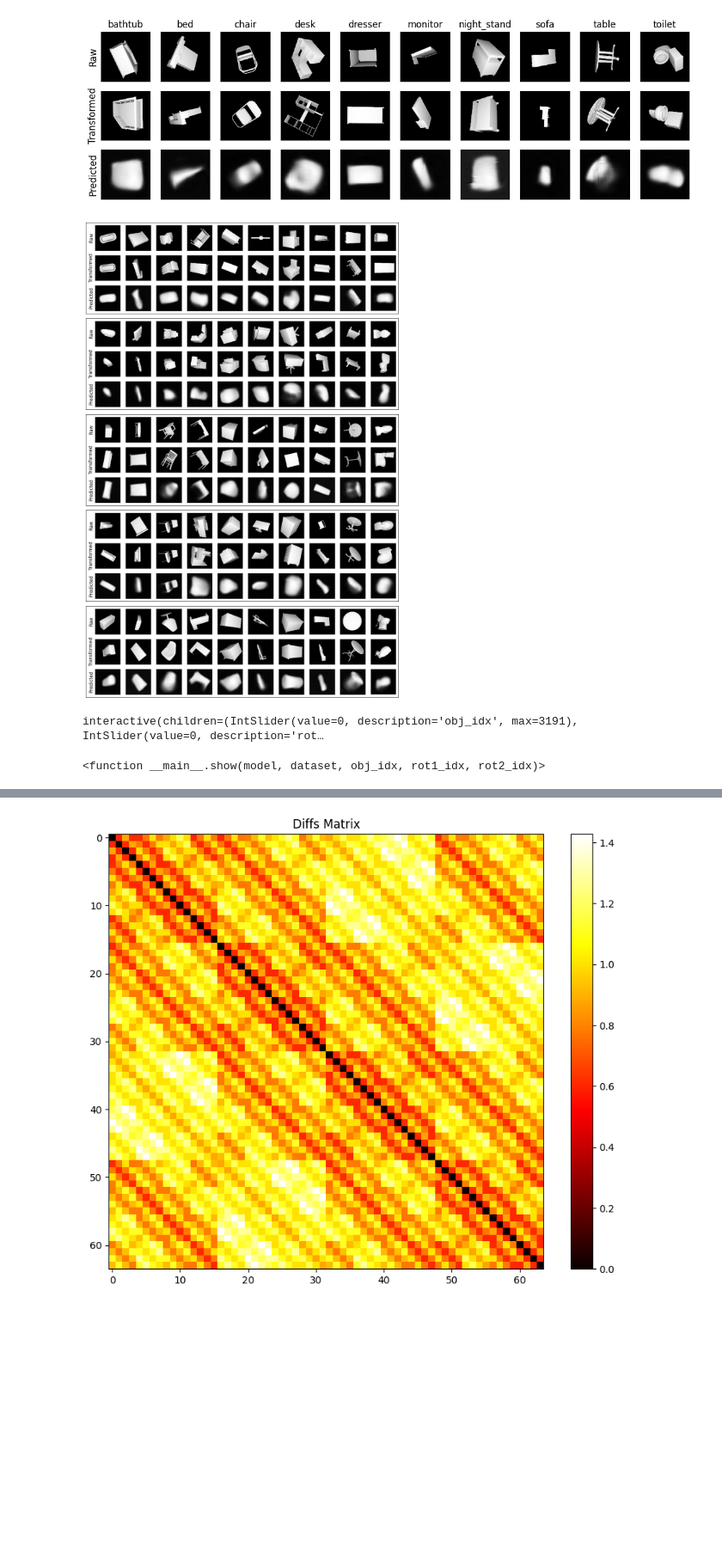
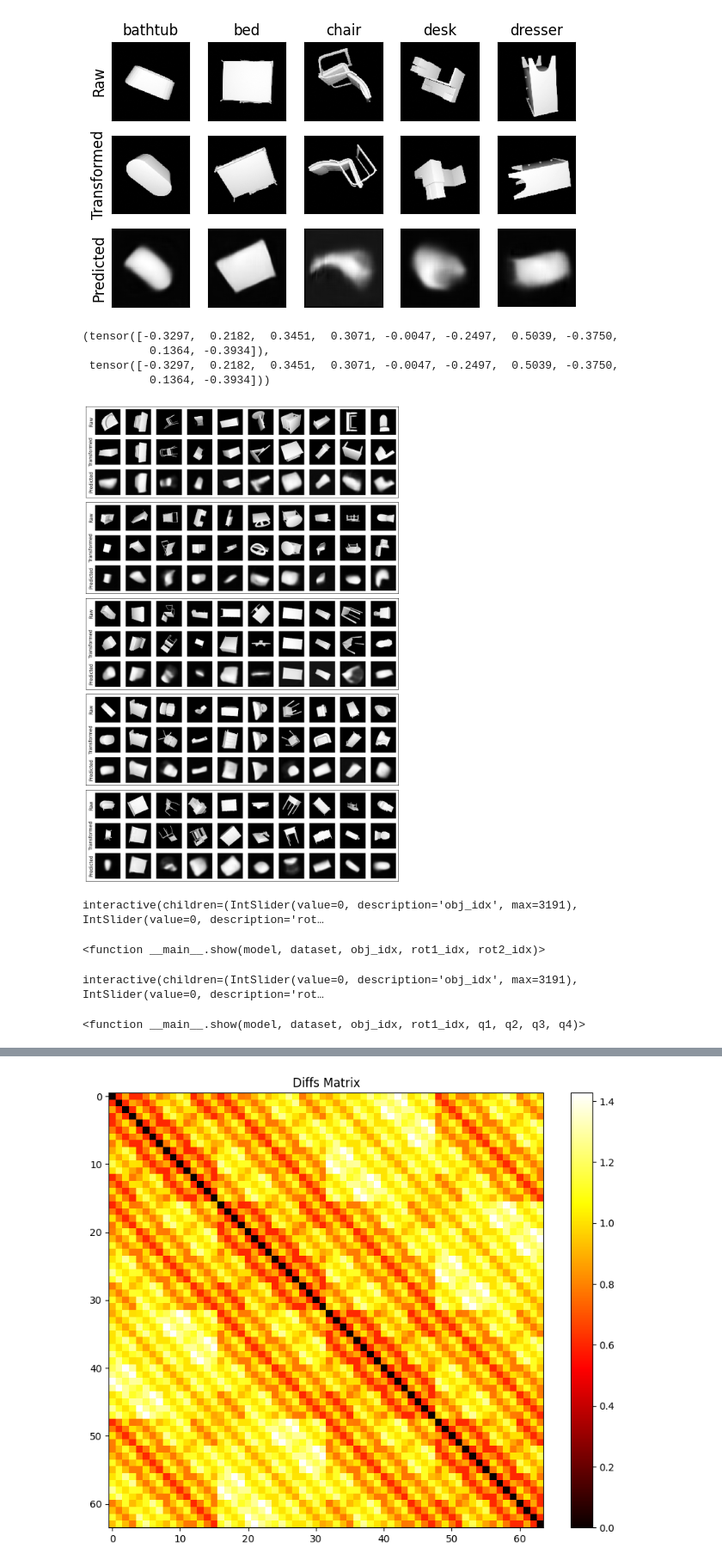
Before and after one commit to joeagriffith/HEPA, a Jupyter notebook: modelnet10_eval.ipynb, the cells around one changed output, grey strips where cells are left out. Shown: that part at 86% size. Cells and saved outputs as stored; diff of their text form; code cells hidden in the pictures; blank space fills up the shorter version.

```diff
--- a/modelnet10_eval.ipynb
+++ b/modelnet10_eval.ipynb
@@ -87,10 +74,0 @@ print(np.mean(losses))
-# %%
-dataloader = torch.utils.data.DataLoader(val_set, batch_size=100, shuffle=True)
-losses = []
-for i, data in enumerate(dataloader):
-    with torch.no_grad():
-        (img1, rot1, _), (img2, rot2, _) = data
-        actions = quaternion_delta(rot1, rot2)
-        loss = model2.loss(img1, img2, actions, None)
-        losses.append(loss.item())
-print(np.mean(losses))
@@ -129,5 +74,0 @@ N: 50 - Test accuracy: 0.6830000281333923
-# %%
-model.load_state_dict(torch.load('out/mnist/models/comparison/iJEPA/0.pth'))
-for n in [1, 10, 100, 1000]:
-    writer = get_writer(cfg, n)
-    linear_probing(model, writer, n, cfg)
@@ -147,3 +83,13 @@ if cfg['dataset'] == 'mnist':
 elif cfg['dataset'] == 'modelnet10':
     test_set = ModelNet10(cfg['root'], split='test', device=cfg['device'], use_tqdm=cfg['local'], rank=cfg['ddp_rank'], world_size=cfg['ddp_world_size'], seed=cfg['seed'])
 # test_set = PreloadedDataset.from_dataset(t_dataset, transforms.ToTensor(), device, use_tqdm=cfg['local'])
+# %%
+dataloader = torch.utils.data.DataLoader(test_set, batch_size=64, shuffle=True)
+losses = []
+for i, data in enumerate(dataloader):
+    with torch.no_grad():
+        (img1, rot1, _), (img2, rot2, _) = data
+        actions = quaternion_delta(rot1, rot2)
+        loss = model.loss(img1, img2, actions, None)
+        losses.append(loss.item())
+print(np.mean(losses))
@@ -173,7 +137,11 @@ def get_images(dataset):
         indices = torch.where(dataset.labels == c)[0]
         idx = indices[torch.randint(0, len(indices), (1,))].item()
         rot1 = torch.randint(0, 64, (1,)).item()
-        rot2 = torch.randint(0, 64, (1,)).item()
+
+        # rot2 = torch.randint(0, 64, (1,)).item()
+        rot2 = torch.randint(0, 8, (1,)).item()
+        rot2 = dataset.sorted_rot_indices[rot1][rot2]
+
         images1[c] = dataset.data[idx][rot1] / 255.0
         rots1[c] = dataset.rotations[idx][rot1]
         images2[c] = dataset.data[idx][rot2] / 255.0
@@ -187,40 +155,52 @@ def get_set(dataset, model):
     actions = quaternion_delta(rots1, rots2)
     preds = model.predict(images1, actions)
     return images1, images2, preds, labels, mean_aug
 
 def get_set2(dataset, model, model2):
     images1, rots1, images2, rots2, labels, mean_aug = get_images(dataset)
     actions = quaternion_delta(rots1, rots2)
     preds = model.predict(images1, actions)
     preds2 = model2.predict(images1, actions)
     return images1, images2, preds, preds2, labels, mean_aug
 
 def show(model, dataset, groups=1):
-    fig, axs = plt.subplots(3*groups, 10, figsize=(14, 4*groups))
+    # fig, axs = plt.subplots(5*groups, 10, figsize=(14, 4*groups))
+    fig, axs = plt.subplots(3*groups, 5, figsize=(7, 4*groups))
     for ax in axs.flat:
         ax.set_xticks([])
         ax.set_yticks([])
     for g in range(groups):
         images, images_aug, preds, preds2, labels, mean_aug = get_set2(dataset, model, model2)
-        for i in range(10):
+        # for i in range(10):
+        for i in range(5):
             if i == 0:
                 axs[3*g + 0, i].set_ylabel('Raw', fontsize=12)
                 axs[3*g + 1, i].set_ylabel('Transformed', fontsize=12)
                 axs[3*g + 2, i].set_ylabel('Predicted', fontsize=12)
-                # axs[3*g + 3, i].set_ylabel('No Actions', fontsize=16)
-                # axs[3*g + 4, i].set_ylabel('Avg. Transformed', fontsize=12)
+                # axs[3*g + 3, i].set_ylabel('w/o Actions', fontsize=12)
+                # axs[3*g + 4, i].set_ylabel('Average', fontsize=12)
+            axs[3*g + 0, i].set_title(f'{labels[i]}', fontsize=12)
             axs[3*g + 0, i].imshow(images[i].squeeze().cpu(), cmap='gray')
-            axs[3*g + 0, i].set_title(f'{labels[i]}', fontsize=12)
             axs[3*g + 1, i].imshow(images_aug[i].squeeze().cpu(), cmap='gray')
             axs[3*g + 2, i].imshow(preds[i].squeeze().cpu().detach(), cmap='gray')
             # axs[3*g + 3, i].imshow(preds2[i].squeeze().cpu().detach(), cmap='gray')
             # axs[3*g + 4, i].imshow(mean_aug[i].squeeze().cpu(), cmap='gray')
     plt.axis('off')
     plt.show()
 
-show(model, val_set, groups=1)
+show(model, test_set, groups=1)
 # %% [output]
-[figure, old version]
+[figure, new version]
+# %%
+x = torch.randn(10)
+x1 = x / x.norm()
+x2 = F.normalize(x, dim=0)
+x1, x2
+# %% [output]
+(tensor([-0.3297,  0.2182,  0.3451,  0.3071, -0.0047, -0.2497,  0.5039, -0.3750,
+          0.1364, -0.3934]),
+ tensor([-0.3297,  0.2182,  0.3451,  0.3071, -0.0047, -0.2497,  0.5039, -0.3750,
+          0.1364, -0.3934]))
 # %%
 root = 'assets/modelnet10_examples/'
 imgs = []
@@ -237,7 +217,7 @@ for i in range(5):
 plt.tight_layout()
 plt.show()
 # %% [output]
-[figure, old version]
+[figure, new version]
 # %%
 from Utils.functional import quaternion_delta
 def show(model, dataset, obj_idx, rot1_idx, rot2_idx):
@@ -260,3 +241,20 @@ interact(show, model=fixed(model), dataset=fixed(train_set), obj_idx=widgets.Int
 # %% [output]
 interactive(children=(IntSlider(value=0, description='obj_idx', max=3191), IntSlider(value=0, description='rot…
 <function __main__.show(model, dataset, obj_idx, rot1_idx, rot2_idx)>
+# %%
+from Utils.functional import quaternion_delta
+def show(model, dataset, obj_idx, rot1_idx, q1, q2, q3, q4):
+    img1 = dataset.data[obj_idx][rot1_idx].to(device) / 255.0
+    action = torch.tensor([q1, q2, q3, q4]).to(device)
+    pred = model.predict(img1.unsqueeze(0), action.unsqueeze(0))
+
+    fig, axs = plt.subplots(1, 2, figsize=(10, 3))
+    axs[0].imshow(img1.squeeze().cpu(), cmap='gray')
+    axs[1].imshow(pred.squeeze().cpu().detach(), cmap='gray')
+    plt.tight_layout()
+    plt.show()
+
+interact(show, model=fixed(model), dataset=fixed(train_set), obj_idx=widgets.IntSlider(min=0, max=len(train_set)-1, step=1), rot1_idx=widgets.IntSlider(min=0, max=len(train_set.data[0])-1), q1=widgets.FloatSlider(min=-1, max=1, step=0.1), q2=widgets.FloatSlider(min=-1, max=1, step=0.1), q3=widgets.FloatSlider(min=-1, max=1, step=0.1), q4=widgets.FloatSlider(min=-1, max=1, step=0.1))
+# %% [output]
+interactive(children=(IntSlider(value=0, description='obj_idx', max=3191), IntSlider(value=0, description='rot…
+<function __main__.show(model, dataset, obj_idx, rot1_idx, q1, q2, q3, q4)>
```
Also changed, not shown: parts of 13 cells of this notebook, 2 other files.
